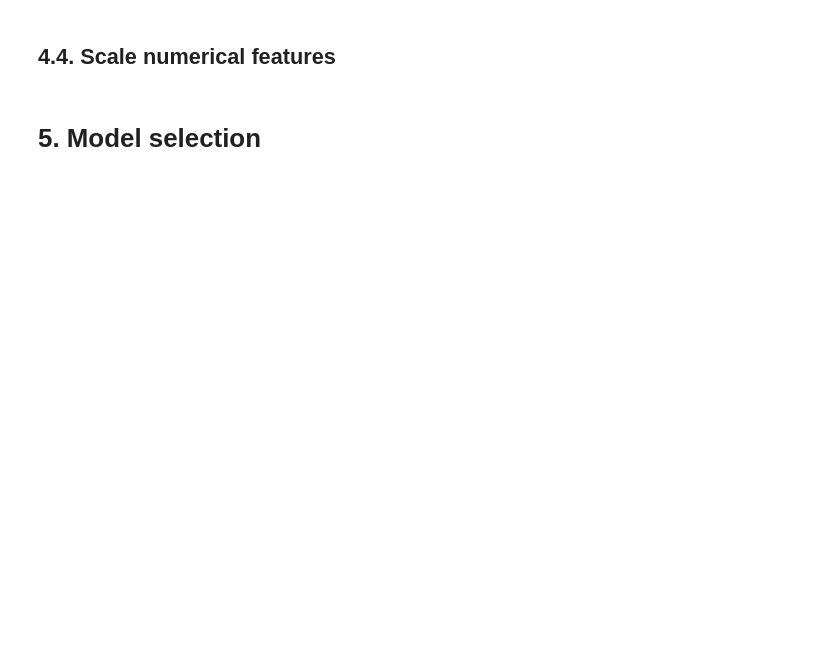
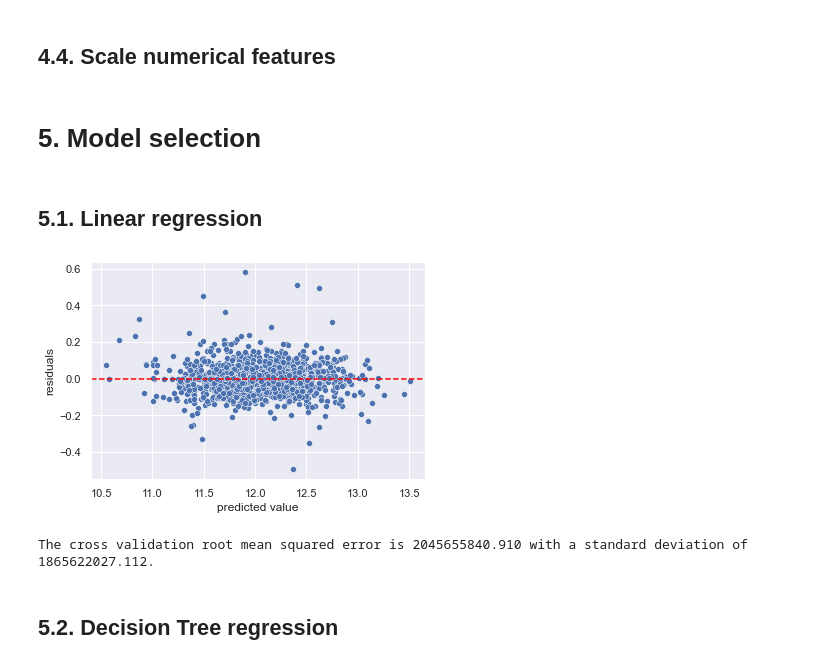
Before and after one commit to yulun-cd/houseprice-prediction, a Jupyter notebook: hp_workbook.ipynb, the cells around one changed output. Saved outputs shown, nothing was run; the diff lists cells and outputs as text; code cells hidden in the pictures; blank space fills up the shorter version.

```diff
--- a/hp_workbook.ipynb
+++ b/hp_workbook.ipynb
@@ -647,8 +659,11 @@ zeros_features.remove('MiscVal')
 For the rest 4 features, we can compute a binary categorical feature to replace each of them.
 # %%
 for col in zeros_features:
-    X[col] = df_train[col] > 0
-    X_test[col] = df_test[col] > 0
+    # we need to make them integer type for the model to work
+    X[col] = X[col] > 0
+    X_test[col] = X_test[col] > 0
+    X[col] = X[col].astype(int)
+    X_test[col] = X_test[col].astype(int)
 
     # also move them to cat_cols
     num_cols.remove(col)
@@ -666,7 +681,7 @@ Here we will use `pandas.get_dummies` to do so. It will convert a categorical fe
 all_data = pd.concat([X, X_test]).copy()
 print(all_data.shape)
 
-all_data = pd.get_dummies(all_data)
+all_data = pd.get_dummies(all_data, dtype=int)
 print(all_data.shape)
 # %% [output]
 (2919, 76)
@@ -682,8 +696,4 @@ bool         4
 dtype: int64
-# %%
-# we should convert the boolean type (T or F) to integer type (1 or 0)
-all_data[all_data.dtypes[all_data.dtypes == bool].index.values] = \
-    all_data[all_data.dtypes[all_data.dtypes == bool].index.values].astype(int)
 # %%
 # split the encoded data set back into training and test sets
 X = all_data[:len(X)]
@@ -704,3 +714,19 @@ for col in num_cols:
     scale_X_test[col] = scaler.fit_transform(scale_X_test[col].values.reshape(-1,1))
 # %% [markdown]
 # 5. Model selection
+# %% [markdown]
+## 5.1. Linear regression
+# %%
+from sklearn.linear_model import LinearRegression
+linreg = LinearRegression()
+# %%
+# plot residuals
+linreg.fit(scale_X, log_y)
+prd = linreg.predict(scale_X)
+sns.scatterplot(x=prd, y=prd-log_y)
+plt.xlabel('predicted value')
+plt.ylabel('residuals')
+plt.axhline(y=0, color='red', linestyle='--')
+plt.show()
+# %% [output]
+[figure, added]
@@ -706,0 +754,7 @@ for col in num_cols:
+# %%
+print(f"The cross validation root mean squared error is {np.mean(linreg_cv_scores):.3f}\
+ with a standard deviation of {np.std(linreg_cv_scores):.3f}.")
+# %% [output]
+The cross validation root mean squared error is 2045655840.910 with a standard deviation of 1865622027.112.
+# %% [markdown]
+## 5.2. Decision Tree regression
```
Also changed, not shown: parts of 19 cells of this notebook.
